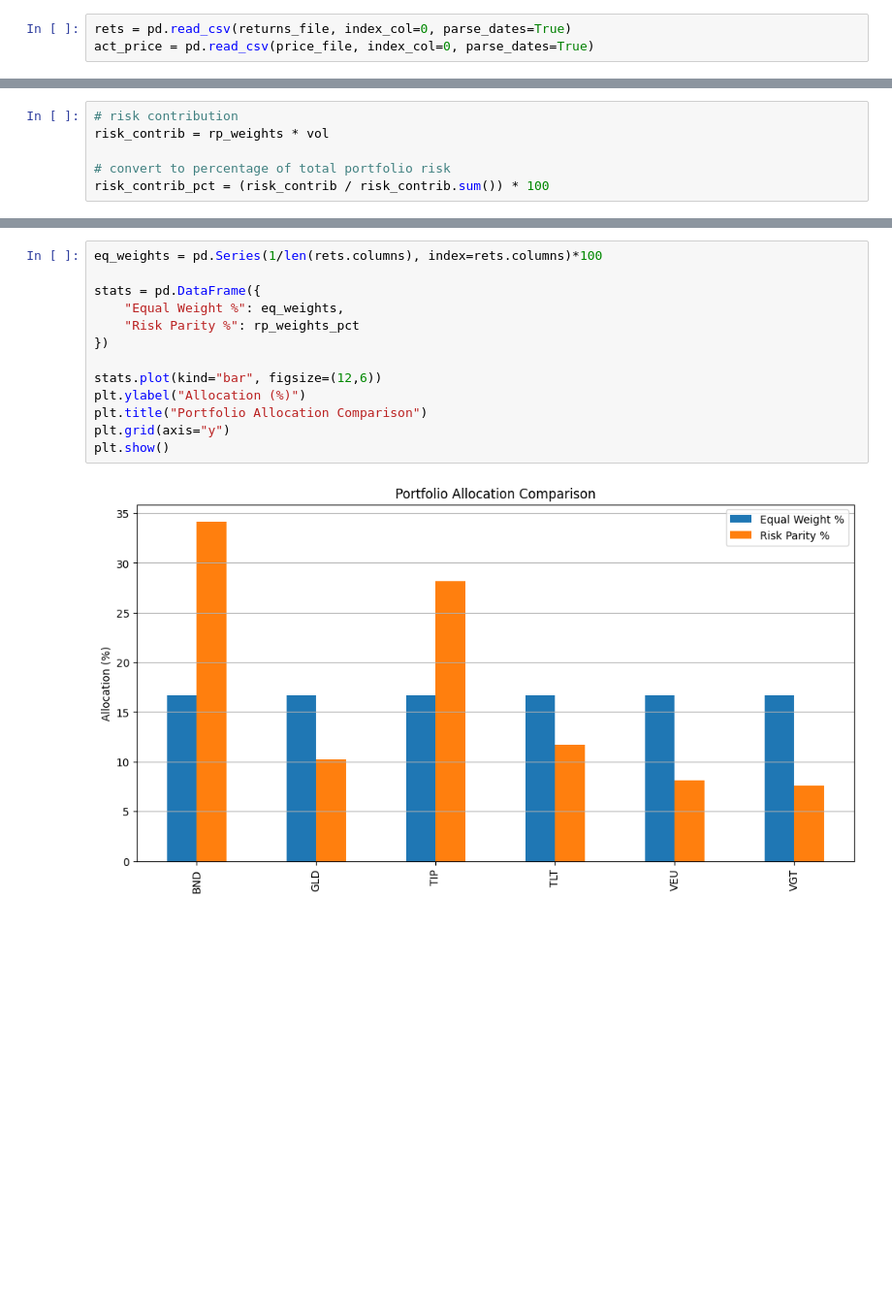
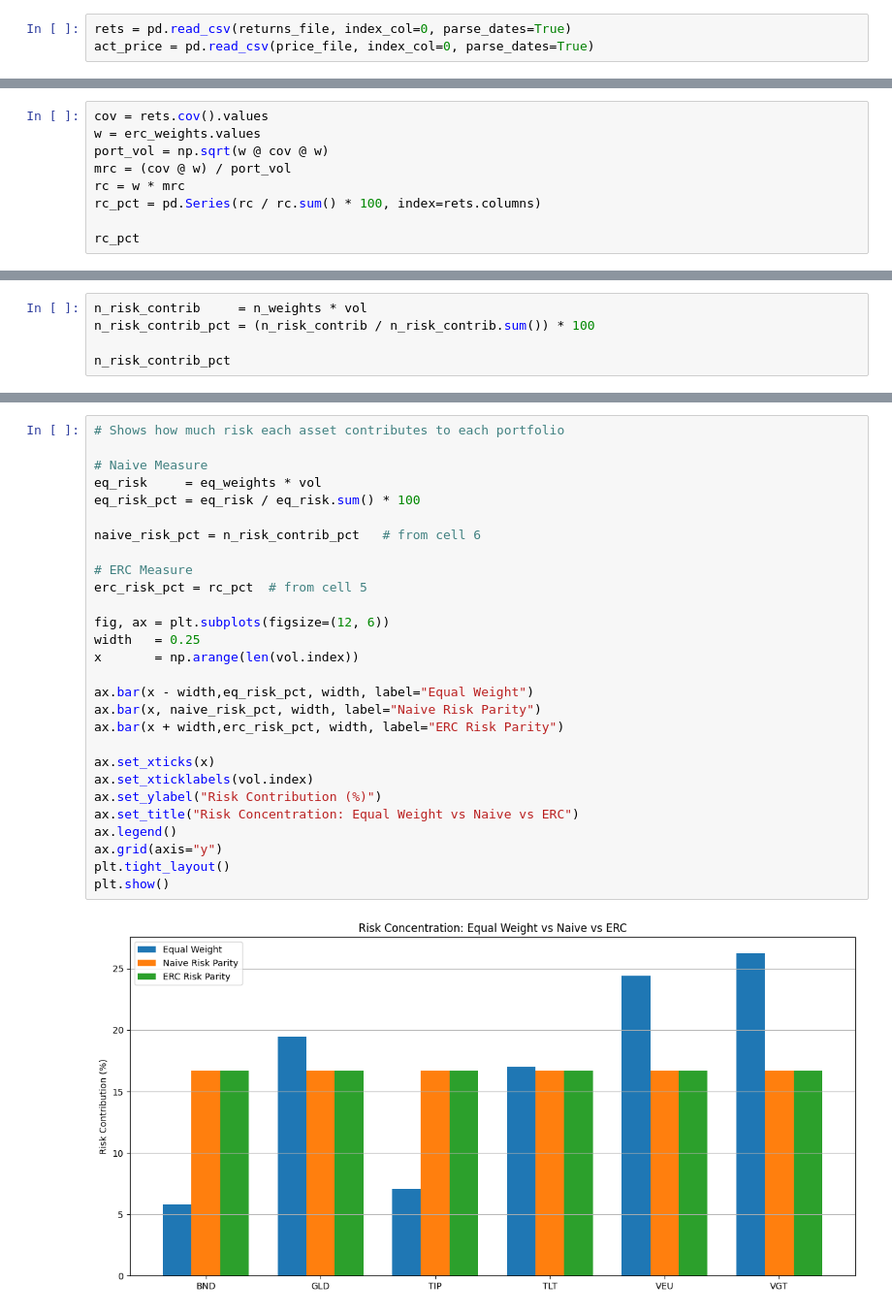
Before and after one commit to Anuj-Khadka/roboadvisor_research, a Jupyter notebook: src/models/risk_parity_model.ipynb, the cells around one changed output, grey strips where cells are left out. Shown at 97% size. Saved outputs shown, nothing was run; the diff lists cells and outputs as text; blank space fills up the shorter version.

```diff
--- a/src/models/risk_parity_model.ipynb
+++ b/src/models/risk_parity_model.ipynb
@@ -32,6 +88,9 @@ dtype: float64
 # %%
-# risk contribution
-risk_contrib = rp_weights * vol
+cov = rets.cov().values
+w = erc_weights.values
+port_vol = np.sqrt(w @ cov @ w)
+mrc = (cov @ w) / port_vol
+rc = w * mrc
+rc_pct = pd.Series(rc / rc.sum() * 100, index=rets.columns)
 
-# convert to percentage of total portfolio risk
-risk_contrib_pct = (risk_contrib / risk_contrib.sum()) * 100
+rc_pct
@@ -37,0 +105,5 @@ risk_contrib_pct = (risk_contrib / risk_contrib.sum()) * 100
+# %%
+n_risk_contrib     = n_weights * vol
+n_risk_contrib_pct = (n_risk_contrib / n_risk_contrib.sum()) * 100
+
+n_risk_contrib_pct
@@ -57,16 +165,31 @@ plt.show()
 # %%
-eq_weights = pd.Series(1/len(rets.columns), index=rets.columns)*100
+# Shows how much risk each asset contributes to each portfolio
 
-stats = pd.DataFrame({
-    "Equal Weight %": eq_weights,
-    "Risk Parity %": rp_weights_pct
-})
+# Naive Measure
+eq_risk     = eq_weights * vol
+eq_risk_pct = eq_risk / eq_risk.sum() * 100
 
-stats.plot(kind="bar", figsize=(12,6))
-plt.ylabel("Allocation (%)")
-plt.title("Portfolio Allocation Comparison")
-plt.grid(axis="y")
+naive_risk_pct = n_risk_contrib_pct   # from cell 6
+
+# ERC Measure
+erc_risk_pct = rc_pct  # from cell 5
+
+fig, ax = plt.subplots(figsize=(12, 6))
+width   = 0.25
+x       = np.arange(len(vol.index))
+
+ax.bar(x - width,eq_risk_pct, width, label="Equal Weight")
+ax.bar(x, naive_risk_pct, width, label="Naive Risk Parity")
+ax.bar(x + width,erc_risk_pct, width, label="ERC Risk Parity")
+
+ax.set_xticks(x)
+ax.set_xticklabels(vol.index)
+ax.set_ylabel("Risk Contribution (%)")
+ax.set_title("Risk Concentration: Equal Weight vs Naive vs ERC")
+ax.legend()
+ax.grid(axis="y")
+plt.tight_layout()
 plt.show()
 # %% [output]
-[figure, old version]
+[figure, new version]
 # %%
```
Also changed, not shown: parts of 12 cells of this notebook.
